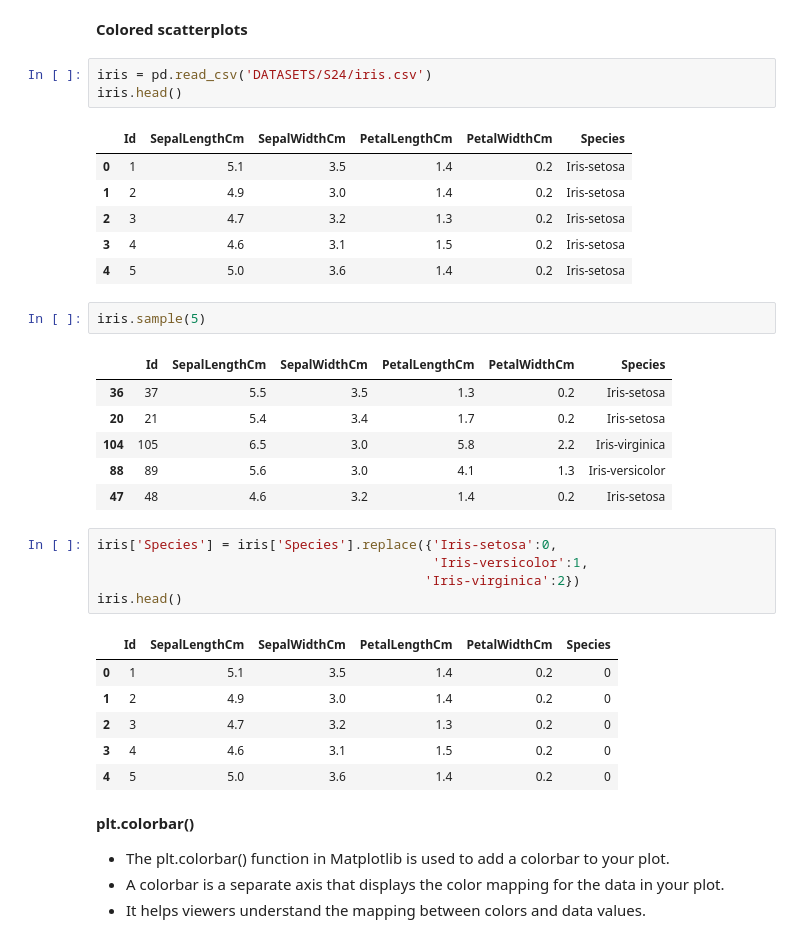
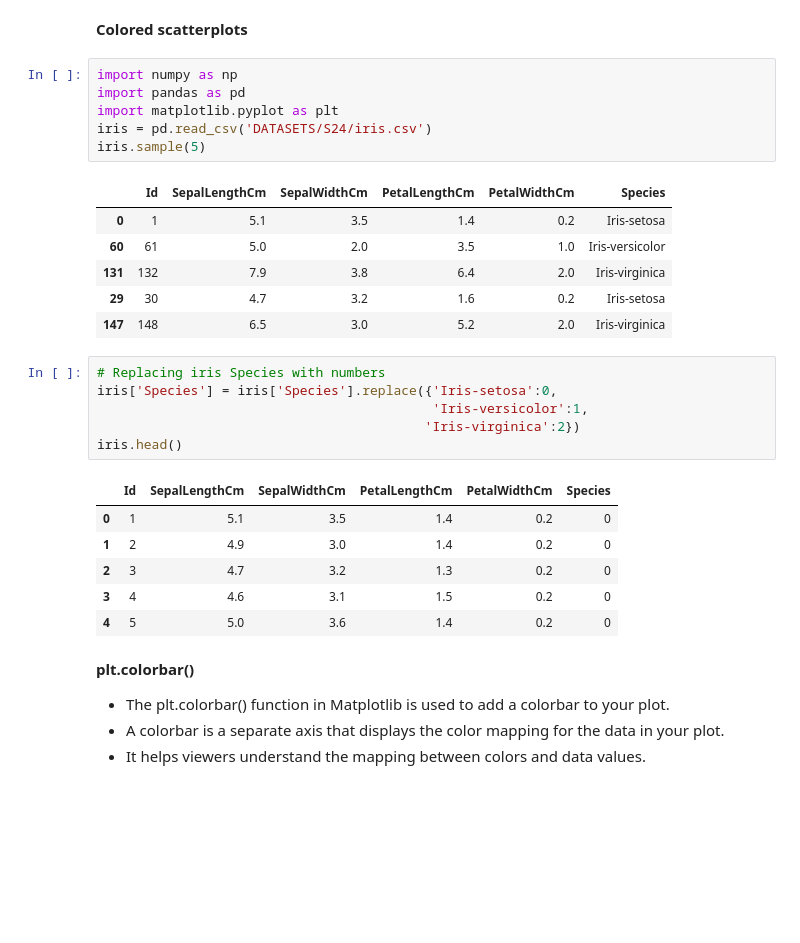
Before and after one commit to akashpagi/MATPLOTLIB-PLOTTING-LIBRARY-FOR-DATA-SCIECNE, a Jupyter notebook: SESSION 24 - ADVANCED MATPLOTLIB.ipynb, the cells around one changed output. Cells and saved outputs as stored; diff of their text form; blank space fills up the shorter version.

```diff
--- a/SESSION 24 - ADVANCED MATPLOTLIB.ipynb
+++ b/SESSION 24 - ADVANCED MATPLOTLIB.ipynb
@@ -7,25 +7,20 @@ import matplotlib.pyplot as plt
 # %% [markdown]
 **Colored scatterplots**
 # %%
+import numpy as np
+import pandas as pd
+import matplotlib.pyplot as plt
 iris = pd.read_csv('DATASETS/S24/iris.csv')
-iris.head()
+iris.sample(5)
 # %% [output]
 |  | Id | SepalLengthCm | SepalWidthCm | PetalLengthCm | PetalWidthCm | Species |
 | 0 | 1 | 5.1 | 3.5 | 1.4 | 0.2 | Iris-setosa |
-| 1 | 2 | 4.9 | 3.0 | 1.4 | 0.2 | Iris-setosa |
-| 2 | 3 | 4.7 | 3.2 | 1.3 | 0.2 | Iris-setosa |
-| 3 | 4 | 4.6 | 3.1 | 1.5 | 0.2 | Iris-setosa |
-| 4 | 5 | 5.0 | 3.6 | 1.4 | 0.2 | Iris-setosa |
+| 60 | 61 | 5.0 | 2.0 | 3.5 | 1.0 | Iris-versicolor |
+| 131 | 132 | 7.9 | 3.8 | 6.4 | 2.0 | Iris-virginica |
+| 29 | 30 | 4.7 | 3.2 | 1.6 | 0.2 | Iris-setosa |
+| 147 | 148 | 6.5 | 3.0 | 5.2 | 2.0 | Iris-virginica |
-# %%
-iris.sample(5)
-# %% [output]
-|  | Id | SepalLengthCm | SepalWidthCm | PetalLengthCm | PetalWidthCm | Species |
-| 36 | 37 | 5.5 | 3.5 | 1.3 | 0.2 | Iris-setosa |
-| 20 | 21 | 5.4 | 3.4 | 1.7 | 0.2 | Iris-setosa |
-| 104 | 105 | 6.5 | 3.0 | 5.8 | 2.2 | Iris-virginica |
-| 88 | 89 | 5.6 | 3.0 | 4.1 | 1.3 | Iris-versicolor |
-| 47 | 48 | 4.6 | 3.2 | 1.4 | 0.2 | Iris-setosa |
 # %%
+# Replacing iris Species with numbers
 iris['Species'] = iris['Species'].replace({'Iris-setosa':0,
                                            'Iris-versicolor':1,
                                           'Iris-virginica':2})
```
Also changed, not shown: parts of 29 cells of this notebook.
